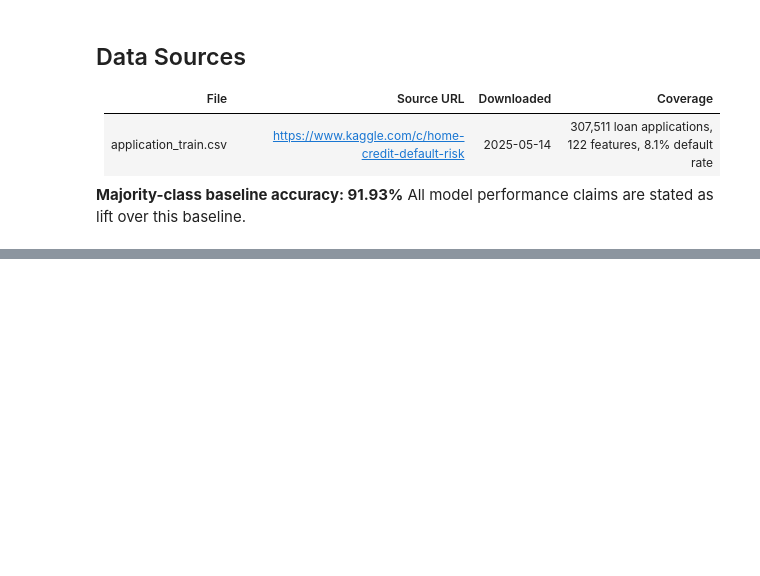
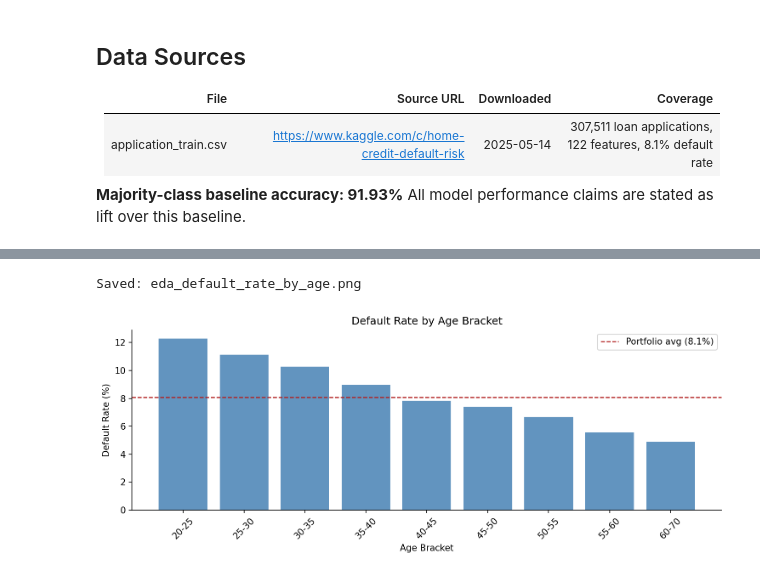
Before and after one commit to imsaichauhan/b1-credit-scoring, a Jupyter notebook: notebooks/main.ipynb, the cells around one changed output, grey strips where cells are left out. Saved outputs shown, nothing was run; the diff lists cells and outputs as text; code cells hidden in the pictures; blank space fills up the shorter version.

Commit message:
step 2: EDA complete, default rate variation documented across age, bureau score, income

```diff
--- a/notebooks/main.ipynb
+++ b/notebooks/main.ipynb
@@ -82,0 +131,27 @@ All model performance claims are stated as lift over this baseline.
+# %%
+subset['AGE_BRACKET'] = pd.cut(subset['AGE_YEARS'],
+                                bins=[20, 25, 30, 35, 40, 45, 50, 55, 60, 70],
+                                labels=['20-25','25-30','30-35','35-40',
+                                        '40-45','45-50','50-55','55-60','60-70'])
+
+age_default = subset.groupby('AGE_BRACKET', observed=True)['TARGET'].agg(['mean', 'count'])
+age_default.columns = ['default_rate', 'count']
+
+fig, ax = plt.subplots(figsize=(10, 4))
+bars = ax.bar(range(len(age_default)),
+              age_default['default_rate'] * 100,
+              color='steelblue', alpha=0.85)
+ax.axhline(y=default_rate * 100, color='firebrick',
+           linestyle='--', linewidth=1.2, label=f'Portfolio avg ({default_rate:.1%})')
+ax.set_xticks(range(len(age_default)))
+ax.set_xticklabels(age_default.index, rotation=45)
+ax.set_xlabel('Age Bracket')
+ax.set_ylabel('Default Rate (%)')
+ax.set_title('Default Rate by Age Bracket')
+ax.legend()
+plt.tight_layout()
+savefig('eda_default_rate_by_age.png')
+plt.show()
+# %% [output]
+Saved: eda_default_rate_by_age.png
+[figure, added]
```
Also changed, not shown: parts of 4 cells of this notebook, 3 other files.
